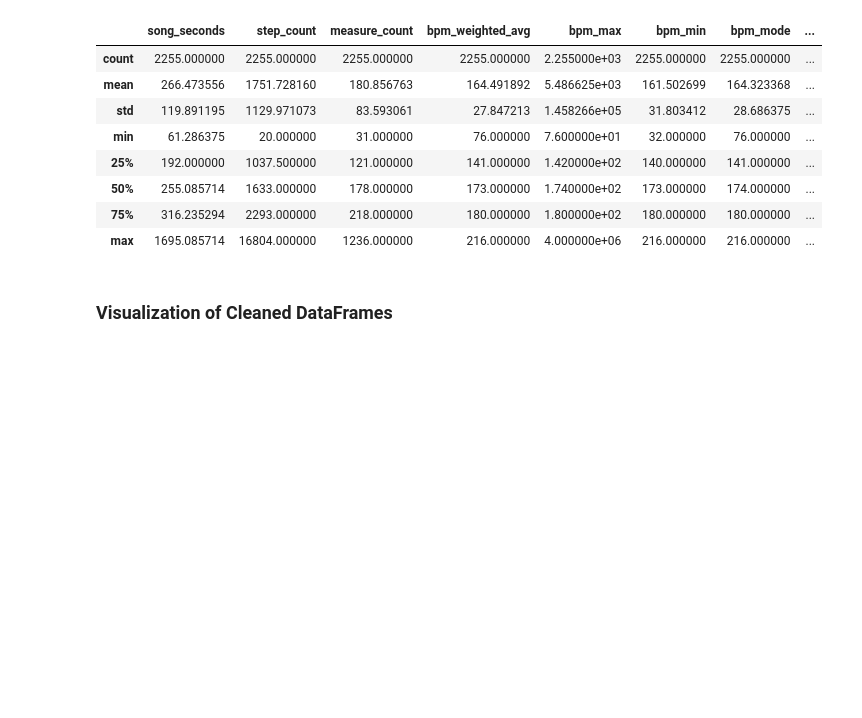
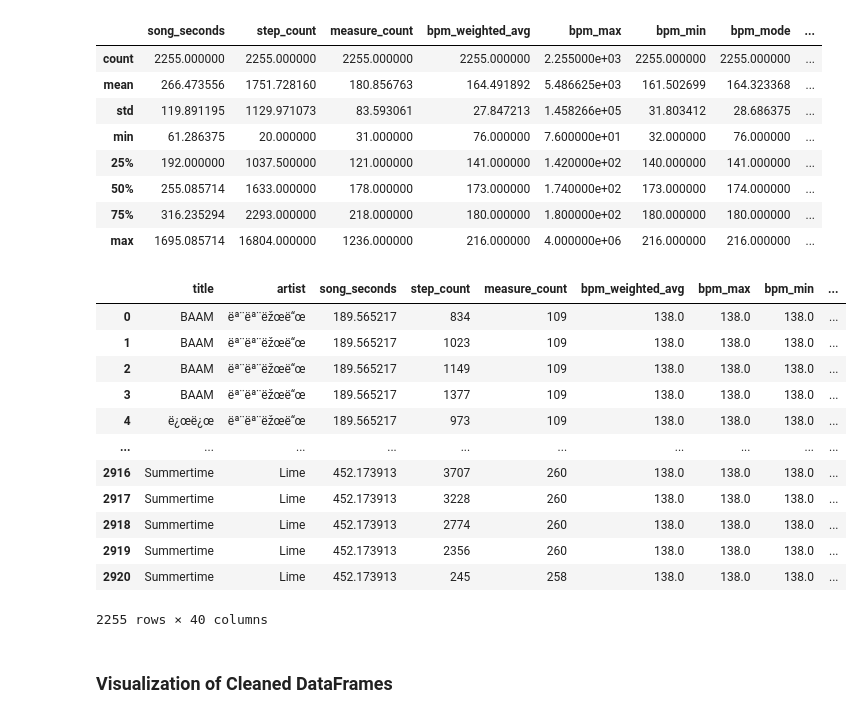
Before and after one commit to sglibova/chart-difficulty-with-machine-learning, a Jupyter notebook: final_notebook.ipynb, the cells around one changed output. Saved outputs shown, nothing was run; the diff lists cells and outputs as text; code cells hidden in the pictures; blank space fills up the shorter version.

```diff
--- a/final_notebook.ipynb
+++ b/final_notebook.ipynb
@@ -199,6 +199,22 @@ stam_df.describe()
 | 50% | 255.085714 | 1633.000000 | 178.000000 | 173.000000 | 1.740000e+02 | 173.000000 | 174.000000 | ... |
 | 75% | 316.235294 | 2293.000000 | 218.000000 | 180.000000 | 1.800000e+02 | 180.000000 | 180.000000 | ... |
 | max | 1695.085714 | 16804.000000 | 1236.000000 | 216.000000 | 4.000000e+06 | 216.000000 | 216.000000 | ... |
+# %%
+stam_df
+# %% [output]
+|  | title | artist | song_seconds | step_count | measure_count | bpm_weighted_avg | bpm_max | bpm_min | ... |
+| 0 | BAAM | ëª¨ëª¨ëžœë“œ | 189.565217 | 834 | 109 | 138.0 | 138.0 | 138.0 | ... |
+| 1 | BAAM | ëª¨ëª¨ëžœë“œ | 189.565217 | 1023 | 109 | 138.0 | 138.0 | 138.0 | ... |
+| 2 | BAAM | ëª¨ëª¨ëžœë“œ | 189.565217 | 1149 | 109 | 138.0 | 138.0 | 138.0 | ... |
+| 3 | BAAM | ëª¨ëª¨ëžœë“œ | 189.565217 | 1377 | 109 | 138.0 | 138.0 | 138.0 | ... |
+| 4 | ë¿œë¿œ | ëª¨ëª¨ëžœë“œ | 189.565217 | 973 | 109 | 138.0 | 138.0 | 138.0 | ... |
+| ... | ... | ... | ... | ... | ... | ... | ... | ... | ... |
+| 2916 | Summertime | Lime | 452.173913 | 3707 | 260 | 138.0 | 138.0 | 138.0 | ... |
+| 2917 | Summertime | Lime | 452.173913 | 3228 | 260 | 138.0 | 138.0 | 138.0 | ... |
+| 2918 | Summertime | Lime | 452.173913 | 2774 | 260 | 138.0 | 138.0 | 138.0 | ... |
+| 2919 | Summertime | Lime | 452.173913 | 2356 | 260 | 138.0 | 138.0 | 138.0 | ... |
+| 2920 | Summertime | Lime | 452.173913 | 245 | 258 | 138.0 | 138.0 | 138.0 | ... |
+2255 rows × 40 columns
 # %% [markdown]
 ### Visualization of Cleaned DataFrames
 # %%
```
Also changed, not shown: parts of 3 cells of this notebook, 1 other file.
